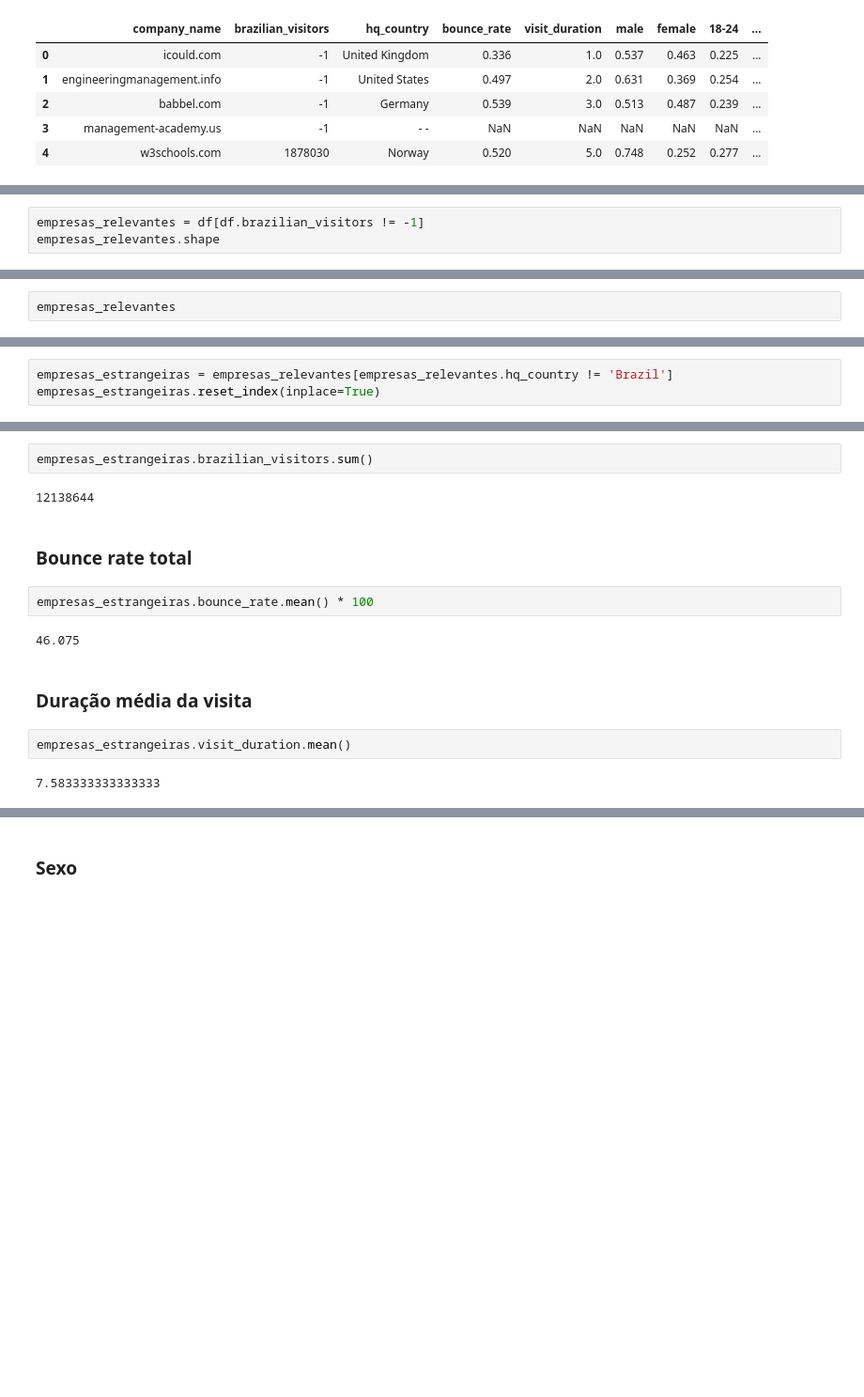
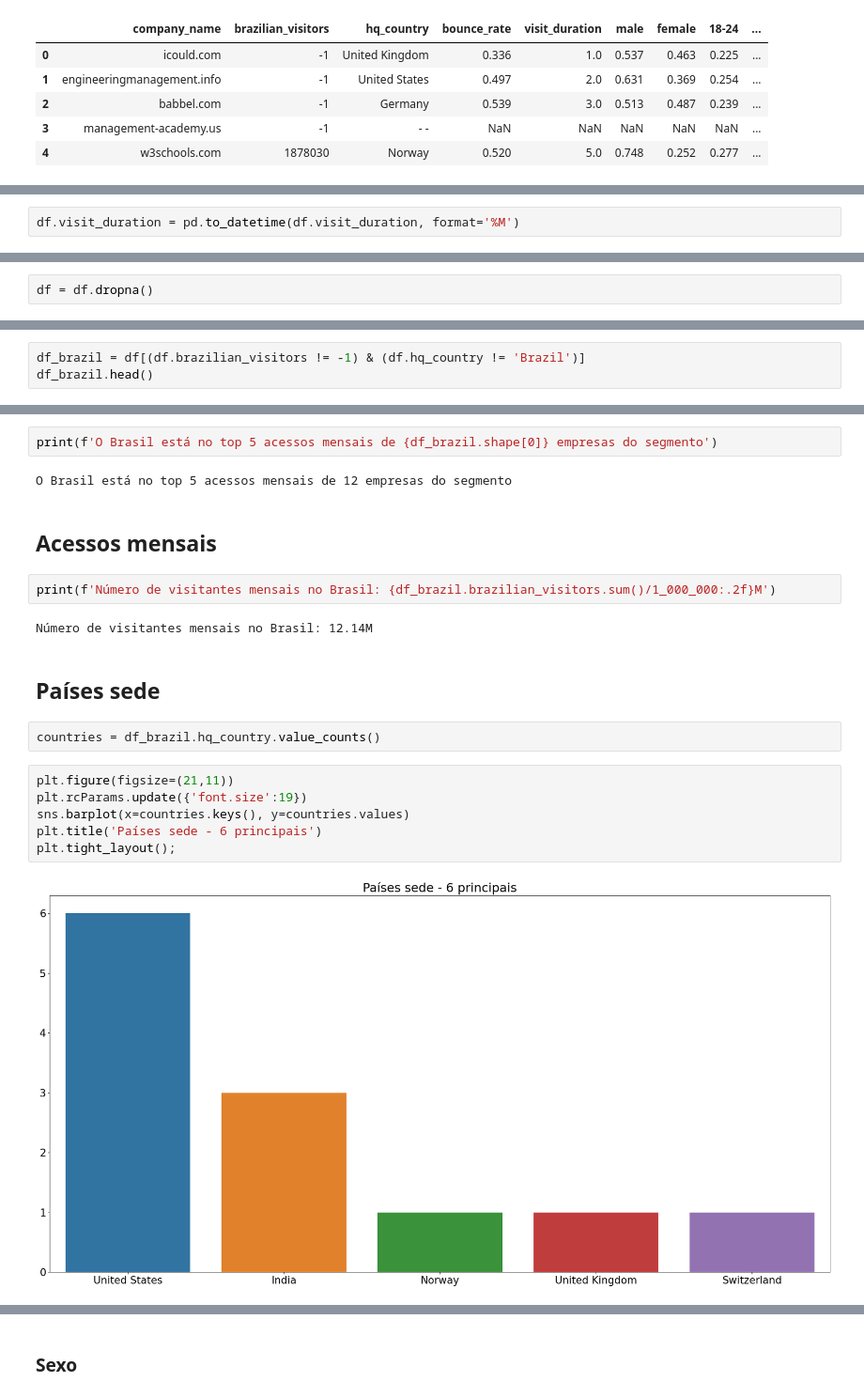
Before and after one commit to vitorsouton/estudo_mercado, a Jupyter notebook: fase2/elearning/notebooks/Analise.ipynb, the cells around one changed output, grey strips where cells are left out. Shown: that part at 94% size. Drawn from its saved outputs; the diff is of its cells as text; blank space fills up the shorter version.

```diff
--- a/fase2/elearning/notebooks/Analise.ipynb
+++ b/fase2/elearning/notebooks/Analise.ipynb
@@ -22,3 +27,2 @@ df.shape
 # %%
-empresas_relevantes = df[df.brazilian_visitors != -1]
-empresas_relevantes.shape
+df.visit_duration = pd.to_datetime(df.visit_duration, format='%M')
@@ -27,2 +29,2 @@ empresas_relevantes.shape
 # %%
-empresas_relevantes
+df = df.dropna()
@@ -48,3 +31,3 @@ empresas_relevantes
 # %%
-empresas_estrangeiras = empresas_relevantes[empresas_relevantes.hq_country != 'Brazil']
-empresas_estrangeiras.reset_index(inplace=True)
+df_brazil = df[(df.brazilian_visitors != -1) & (df.hq_country != 'Brazil')]
+df_brazil.head()
@@ -55,17 +45,23 @@ empresas_estrangeiras.reset_index(inplace=True)
 # %%
-empresas_estrangeiras.brazilian_visitors.sum()
+print(f'O Brasil está no top 5 acessos mensais de {df_brazil.shape[0]} empresas do segmento')
 # %% [output]
-12138644
+O Brasil está no top 5 acessos mensais de 12 empresas do segmento
 # %% [markdown]
-### Bounce rate total
+## Acessos mensais
 # %%
-empresas_estrangeiras.bounce_rate.mean() * 100
+print(f'Número de visitantes mensais no Brasil: {df_brazil.brazilian_visitors.sum()/1_000_000:.2f}M')
 # %% [output]
-46.075
+Número de visitantes mensais no Brasil: 12.14M
 # %% [markdown]
-### Duração média da visita
+## Países sede
 # %%
-empresas_estrangeiras.visit_duration.mean()
+countries = df_brazil.hq_country.value_counts()
-# %% [output]
-7.583333333333333
+# %%
+plt.figure(figsize=(21,11))
+plt.rcParams.update({'font.size':19})
+sns.barplot(x=countries.keys(), y=countries.values)
+plt.title('Países sede - 6 principais')
+plt.tight_layout();
+# %% [output]
+[figure, added]
 # %% [markdown]
```
Also changed, not shown: parts of 18 cells of this notebook, 6 other files.
